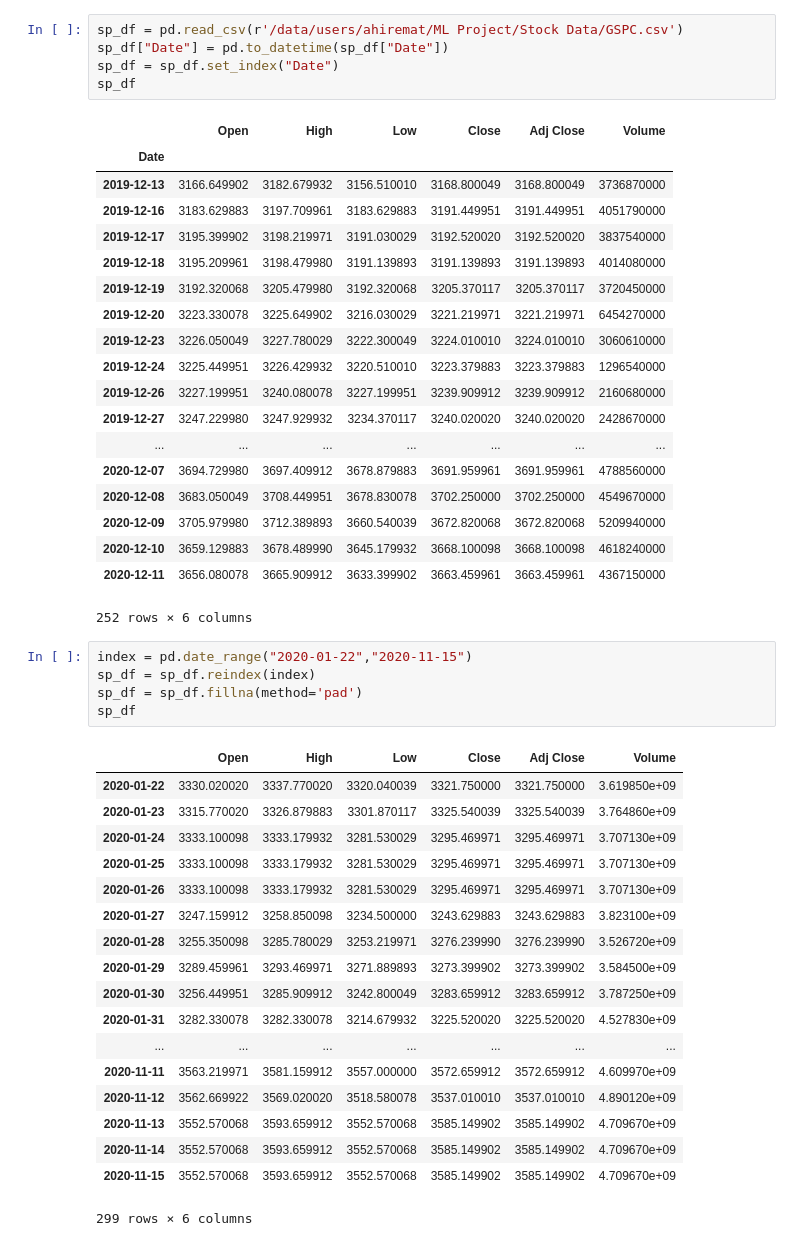
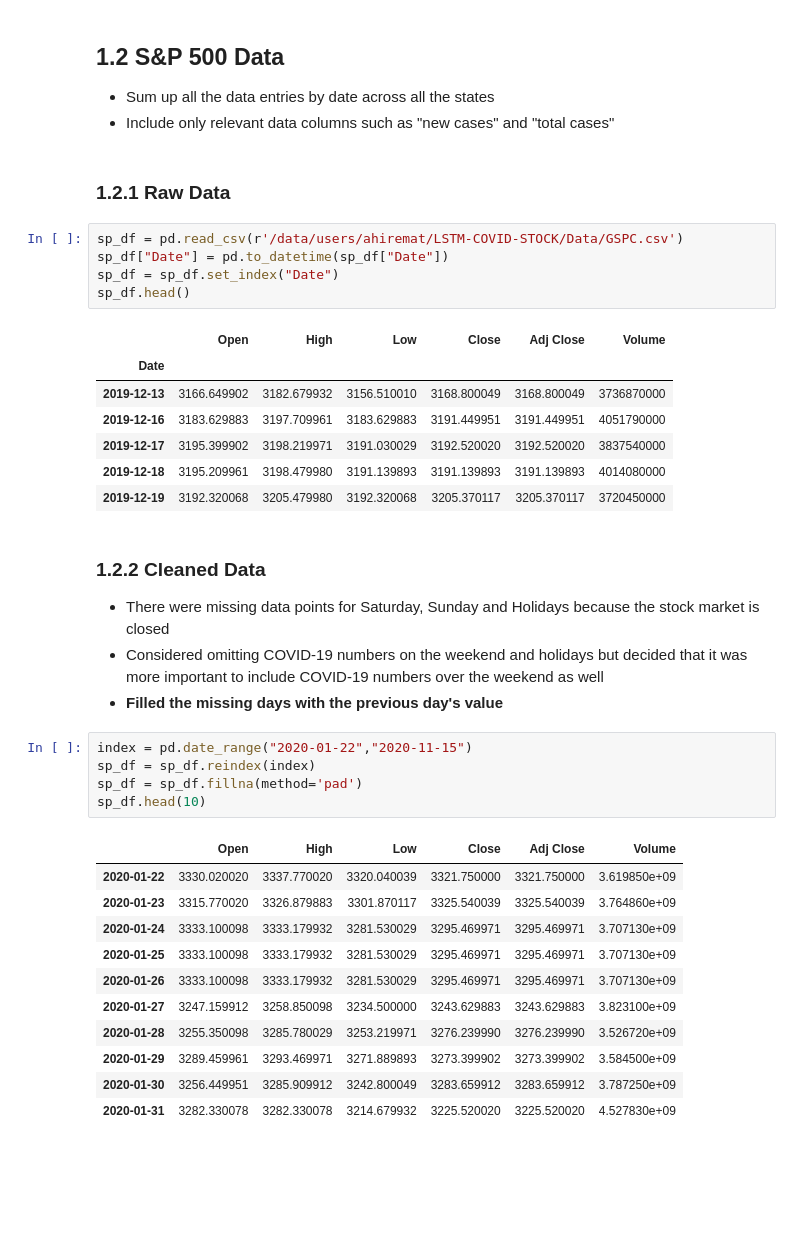
Before and after one commit to Amgit2/LSTM-COVID-STOCK, a Jupyter notebook: Data_Visualization.ipynb, the cells around one changed output. Cells and saved outputs as stored; diff of their text form; blank space fills up the shorter version.

```diff
--- a/Data_Visualization.ipynb
+++ b/Data_Visualization.ipynb
@@ -77,33 +71,32 @@ covid_df
+# %% [markdown]
+## 1.2 S&P 500 Data
+* Sum up all the data entries by date across all the states
+* Include only relevant data columns such as "new cases" and "total cases"
+# %% [markdown]
+### 1.2.1 Raw Data
 # %%
-sp_df = pd.read_csv(r'/data/users/ahiremat/ML Project/Stock Data/GSPC.csv')
+sp_df = pd.read_csv(r'/data/users/ahiremat/LSTM-COVID-STOCK/Data/GSPC.csv')
 sp_df["Date"] = pd.to_datetime(sp_df["Date"])
 sp_df = sp_df.set_index("Date")
-sp_df
+sp_df.head()
 # %% [output]
 |  | Open | High | Low | Close | Adj Close | Volume |
 | Date |  |  |  |  |  |  |
 | 2019-12-13 | 3166.649902 | 3182.679932 | 3156.510010 | 3168.800049 | 3168.800049 | 3736870000 |
 | 2019-12-16 | 3183.629883 | 3197.709961 | 3183.629883 | 3191.449951 | 3191.449951 | 4051790000 |
 | 2019-12-17 | 3195.399902 | 3198.219971 | 3191.030029 | 3192.520020 | 3192.520020 | 3837540000 |
 | 2019-12-18 | 3195.209961 | 3198.479980 | 3191.139893 | 3191.139893 | 3191.139893 | 4014080000 |
 | 2019-12-19 | 3192.320068 | 3205.479980 | 3192.320068 | 3205.370117 | 3205.370117 | 3720450000 |
-| 2019-12-20 | 3223.330078 | 3225.649902 | 3216.030029 | 3221.219971 | 3221.219971 | 6454270000 |
-| 2019-12-23 | 3226.050049 | 3227.780029 | 3222.300049 | 3224.010010 | 3224.010010 | 3060610000 |
-| 2019-12-24 | 3225.449951 | 3226.429932 | 3220.510010 | 3223.379883 | 3223.379883 | 1296540000 |
-| 2019-12-26 | 3227.199951 | 3240.080078 | 3227.199951 | 3239.909912 | 3239.909912 | 2160680000 |
-| 2019-12-27 | 3247.229980 | 3247.929932 | 3234.370117 | 3240.020020 | 3240.020020 | 2428670000 |
-| ... | ... | ... | ... | ... | ... | ... |
-| 2020-12-07 | 3694.729980 | 3697.409912 | 3678.879883 | 3691.959961 | 3691.959961 | 4788560000 |
-| 2020-12-08 | 3683.050049 | 3708.449951 | 3678.830078 | 3702.250000 | 3702.250000 | 4549670000 |
-| 2020-12-09 | 3705.979980 | 3712.389893 | 3660.540039 | 3672.820068 | 3672.820068 | 5209940000 |
-| 2020-12-10 | 3659.129883 | 3678.489990 | 3645.179932 | 3668.100098 | 3668.100098 | 4618240000 |
-| 2020-12-11 | 3656.080078 | 3665.909912 | 3633.399902 | 3663.459961 | 3663.459961 | 4367150000 |
-252 rows × 6 columns
+# %% [markdown]
+### 1.2.2 Cleaned Data
+* There were missing data points for Saturday, Sunday and Holidays because the stock market is closed
+* Considered omitting COVID-19 numbers on the weekend and holidays but decided that it was more important to include COVID-19 numbers over the weekend as well
+* **Filled the missing days with the previous day's value**
 # %%
 index = pd.date_range("2020-01-22","2020-11-15")
 sp_df = sp_df.reindex(index)
 sp_df = sp_df.fillna(method='pad')
-sp_df
+sp_df.head(10)
 # %% [output]
 |  | Open | High | Low | Close | Adj Close | Volume |
 | 2020-01-22 | 3330.020020 | 3337.770020 | 3320.040039 | 3321.750000 | 3321.750000 | 3.619850e+09 |
@@ -116,10 +109,3 @@ sp_df
 | 2020-01-29 | 3289.459961 | 3293.469971 | 3271.889893 | 3273.399902 | 3273.399902 | 3.584500e+09 |
 | 2020-01-30 | 3256.449951 | 3285.909912 | 3242.800049 | 3283.659912 | 3283.659912 | 3.787250e+09 |
 | 2020-01-31 | 3282.330078 | 3282.330078 | 3214.679932 | 3225.520020 | 3225.520020 | 4.527830e+09 |
-| ... | ... | ... | ... | ... | ... | ... |
-| 2020-11-11 | 3563.219971 | 3581.159912 | 3557.000000 | 3572.659912 | 3572.659912 | 4.609970e+09 |
-| 2020-11-12 | 3562.669922 | 3569.020020 | 3518.580078 | 3537.010010 | 3537.010010 | 4.890120e+09 |
-| 2020-11-13 | 3552.570068 | 3593.659912 | 3552.570068 | 3585.149902 | 3585.149902 | 4.709670e+09 |
-| 2020-11-14 | 3552.570068 | 3593.659912 | 3552.570068 | 3585.149902 | 3585.149902 | 4.709670e+09 |
-| 2020-11-15 | 3552.570068 | 3593.659912 | 3552.570068 | 3585.149902 | 3585.149902 | 4.709670e+09 |
-299 rows × 6 columns
```
Also changed, not shown: parts of 24 cells of this notebook, 1 other file.
